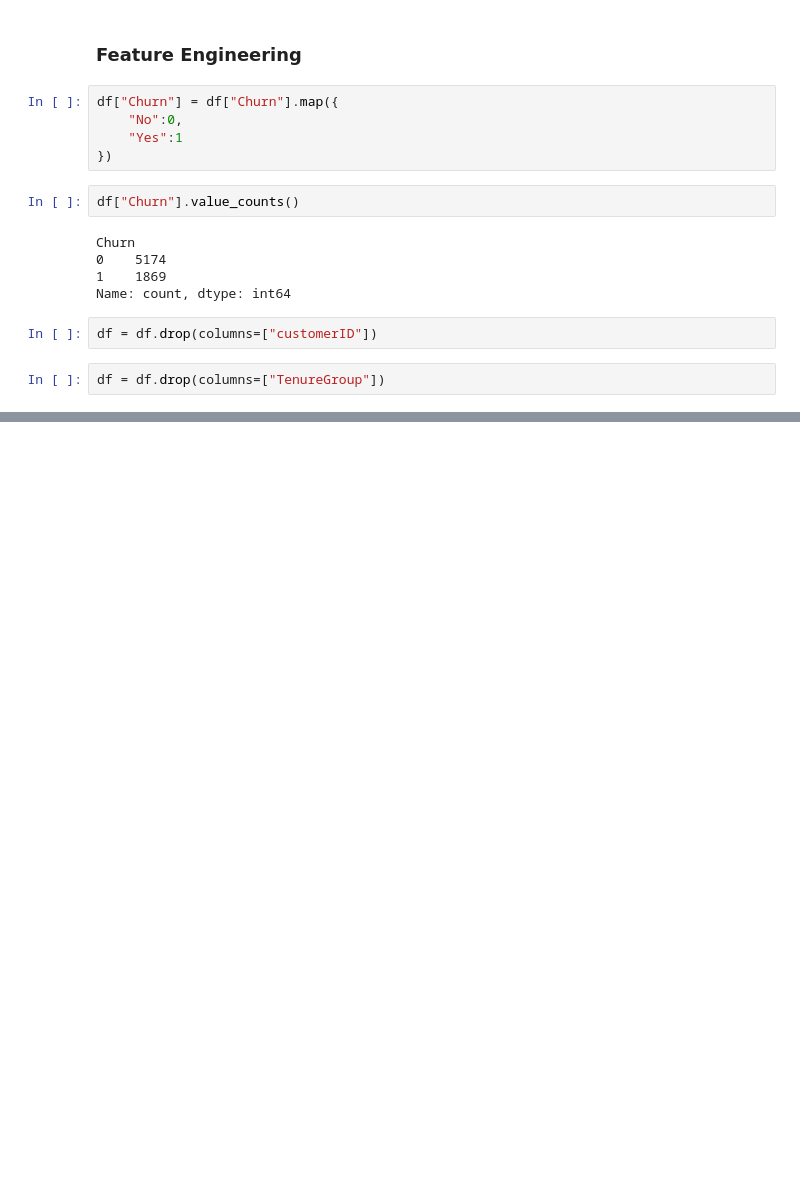
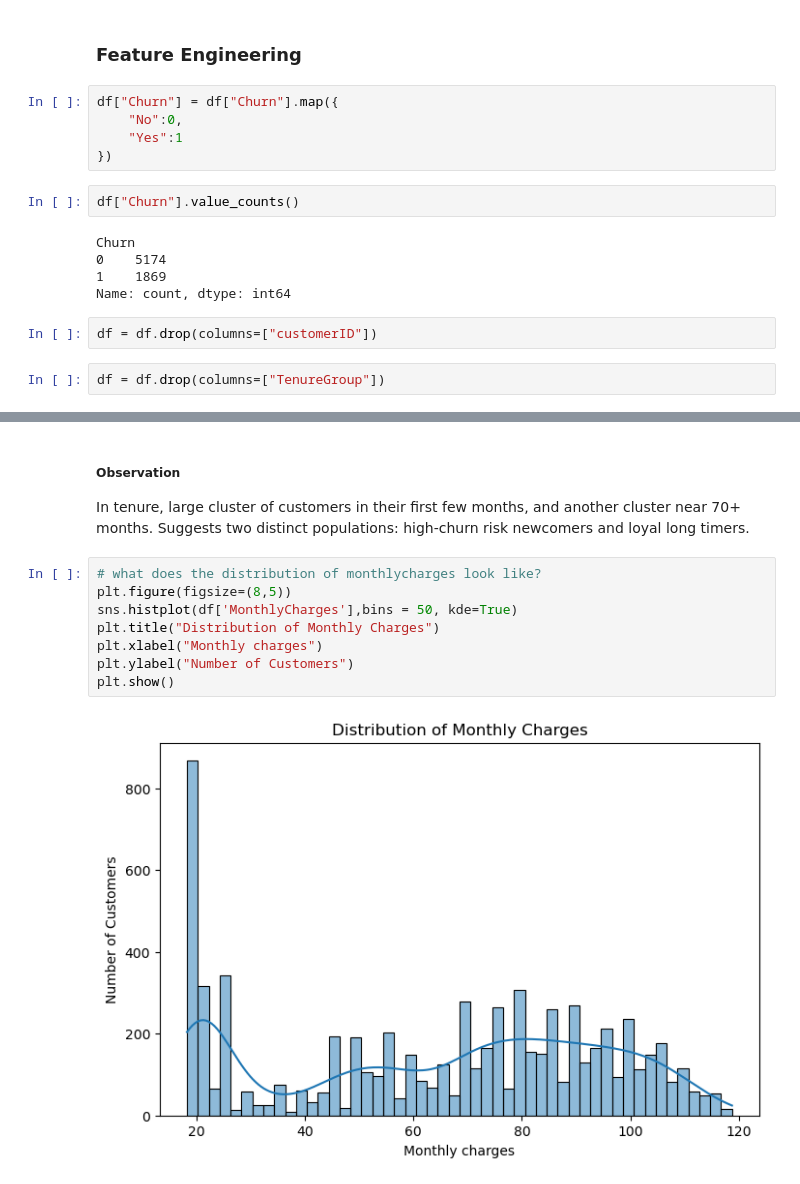
Before and after one commit to nb-acharya/customer_churn_prediction, a Jupyter notebook: notebooks/03_python_eda.ipynb, the cells around one changed output, grey strips where cells are left out. Drawn from its saved outputs; the diff is of its cells as text; blank space fills up the shorter version.

```diff
--- a/notebooks/03_python_eda.ipynb
+++ b/notebooks/03_python_eda.ipynb
@@ -223,0 +248,13 @@ df = df.drop(columns=["TenureGroup"])
+# %% [markdown]
+##### Observation
+In tenure, large cluster of customers in their first few months, and another cluster near 70+ months. Suggests two distinct populations: high-churn risk newcomers and loyal long timers.
+# %%
+# what does the distribution of monthlycharges look like?
+plt.figure(figsize=(8,5))
+sns.histplot(df['MonthlyCharges'],bins = 50, kde=True)
+plt.title("Distribution of Monthly Charges")
+plt.xlabel("Monthly charges")
+plt.ylabel("Number of Customers")
+plt.show()
+# %% [output]
+[figure, added]
```
Also changed, not shown: parts of 24 cells of this notebook, 1 other file.
